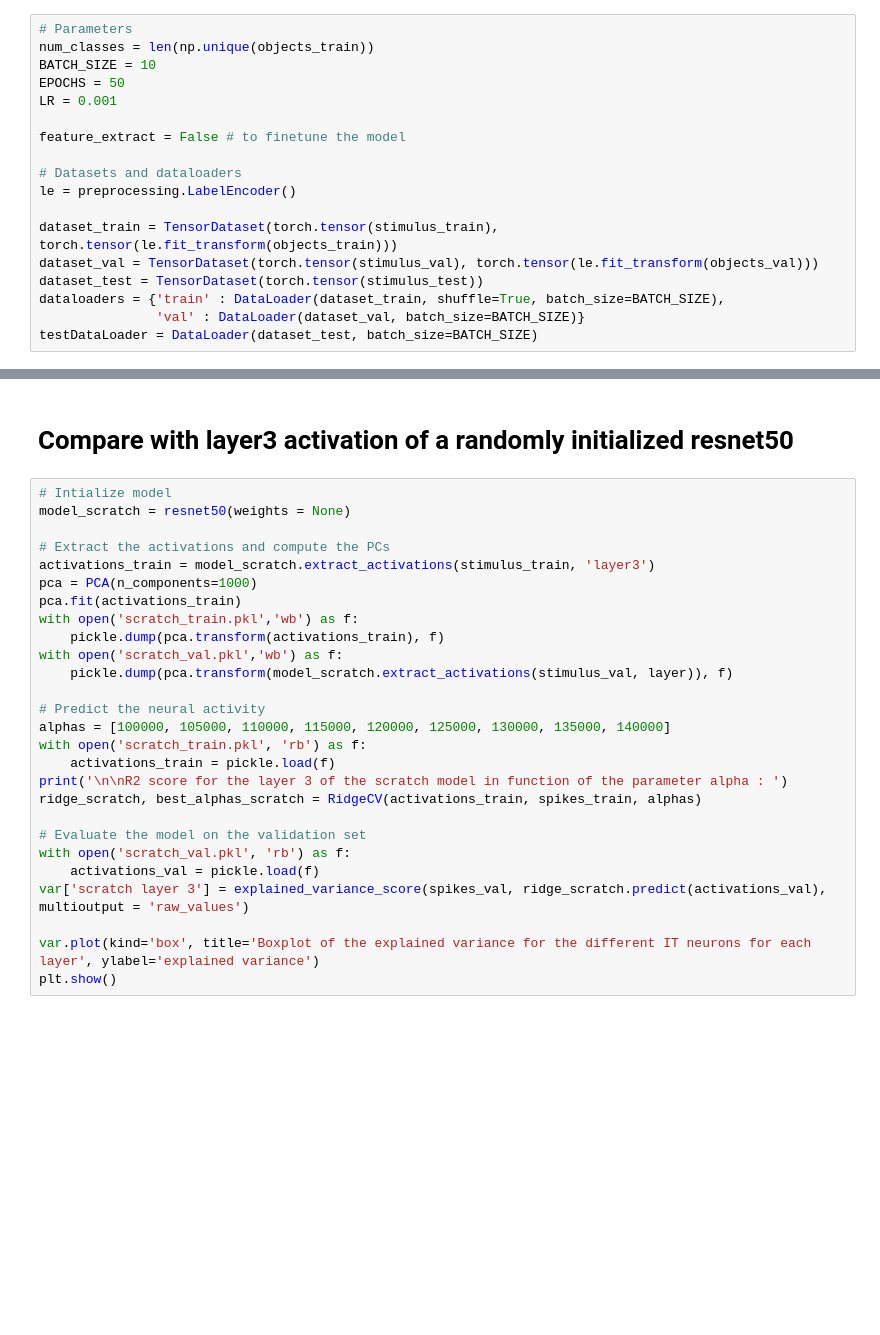
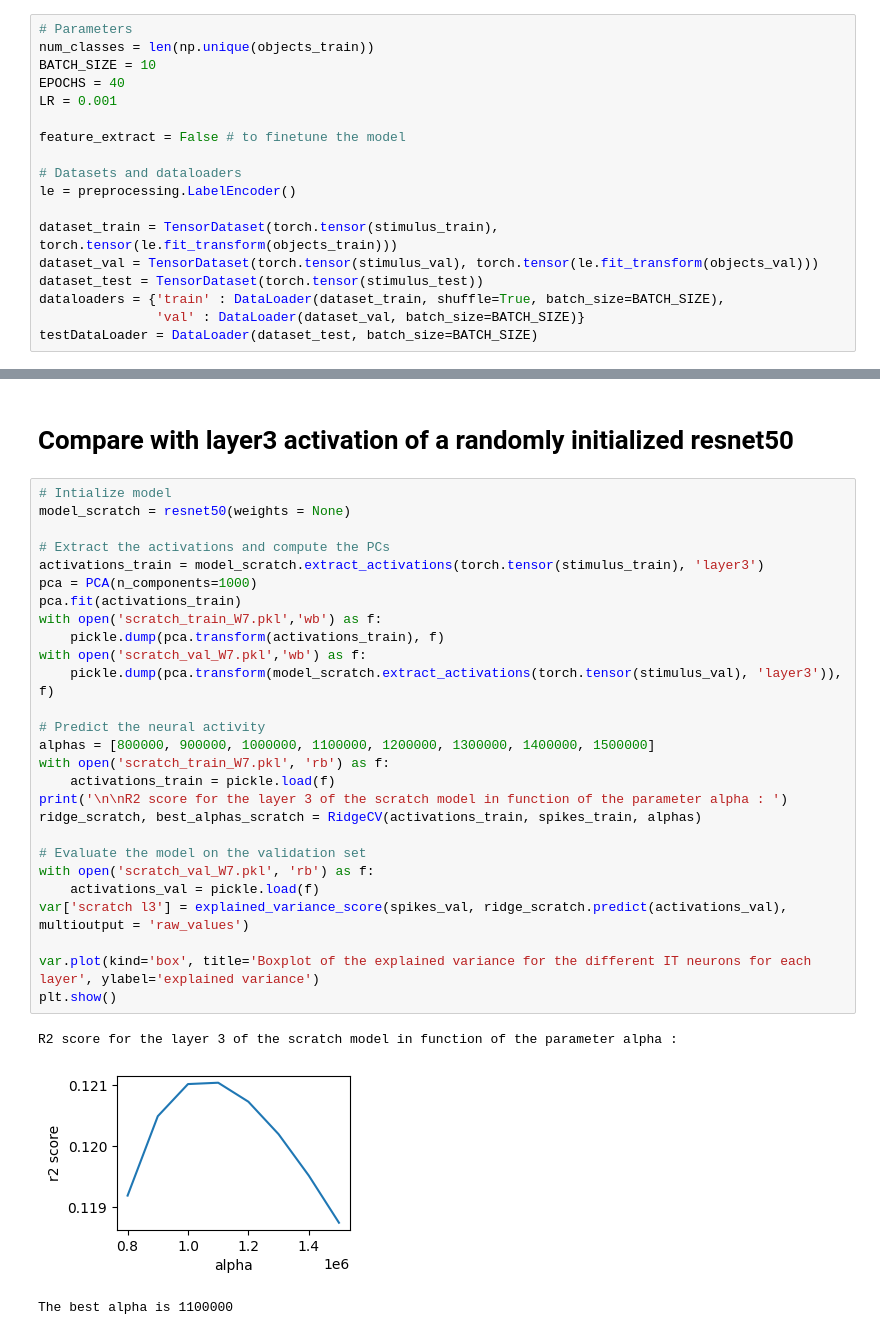
Before and after one commit to emmabhl/NX414_Predicting_neural_activity, a Jupyter notebook: week7.ipynb, the cells around one changed output, grey strips where cells are left out. Saved outputs shown, nothing was run; the diff lists cells and outputs as text; blank space fills up the shorter version.

```diff
--- a/week7.ipynb
+++ b/week7.ipynb
@@ -157,7 +155,7 @@ def train_model(model, dataloaders, criterion, optimizer, num_epochs=25):
 # Parameters
 num_classes = len(np.unique(objects_train))
 BATCH_SIZE = 10
-EPOCHS = 50
+EPOCHS = 40
 LR = 0.001
 
 feature_extract = False # to finetune the model
@@ -388,27 +325,31 @@ plt.show()
 # %%
 # Intialize model
 model_scratch = resnet50(weights = None)
 
 # Extract the activations and compute the PCs
-activations_train = model_scratch.extract_activations(stimulus_train, 'layer3')
+activations_train = model_scratch.extract_activations(torch.tensor(stimulus_train), 'layer3')
 pca = PCA(n_components=1000)
 pca.fit(activations_train)
-with open('scratch_train.pkl','wb') as f:
+with open('scratch_train_W7.pkl','wb') as f:
     pickle.dump(pca.transform(activations_train), f)
-with open('scratch_val.pkl','wb') as f:
-    pickle.dump(pca.transform(model_scratch.extract_activations(stimulus_val, layer)), f)
+with open('scratch_val_W7.pkl','wb') as f:
+    pickle.dump(pca.transform(model_scratch.extract_activations(torch.tensor(stimulus_val), 'layer3')), f)
 
 # Predict the neural activity
-alphas = [100000, 105000, 110000, 115000, 120000, 125000, 130000, 135000, 140000]
-with open('scratch_train.pkl', 'rb') as f:
+alphas = [800000, 900000, 1000000, 1100000, 1200000, 1300000, 1400000, 1500000]
+with open('scratch_train_W7.pkl', 'rb') as f:
     activations_train = pickle.load(f)
 print('\n\nR2 score for the layer 3 of the scratch model in function of the parameter alpha : ')
 ridge_scratch, best_alphas_scratch = RidgeCV(activations_train, spikes_train, alphas)
 
 # Evaluate the model on the validation set
-with open('scratch_val.pkl', 'rb') as f:
+with open('scratch_val_W7.pkl', 'rb') as f:
     activations_val = pickle.load(f)
-var['scratch layer 3'] = explained_variance_score(spikes_val, ridge_scratch.predict(activations_val), multioutput = 'raw_values')
+var['scratch l3'] = explained_variance_score(spikes_val, ridge_scratch.predict(activations_val), multioutput = 'raw_values')
 
 var.plot(kind='box', title='Boxplot of the explained variance for the different IT neurons for each layer', ylabel='explained variance')
 plt.show()
+# %% [output]
+R2 score for the layer 3 of the scratch model in function of the parameter alpha :
+[figure, added]
+The best alpha is 1100000
```
Also changed, not shown: parts of 11 cells of this notebook.
